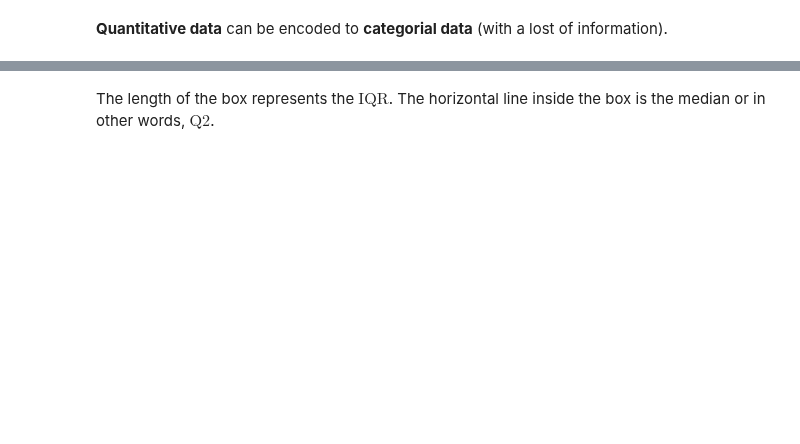
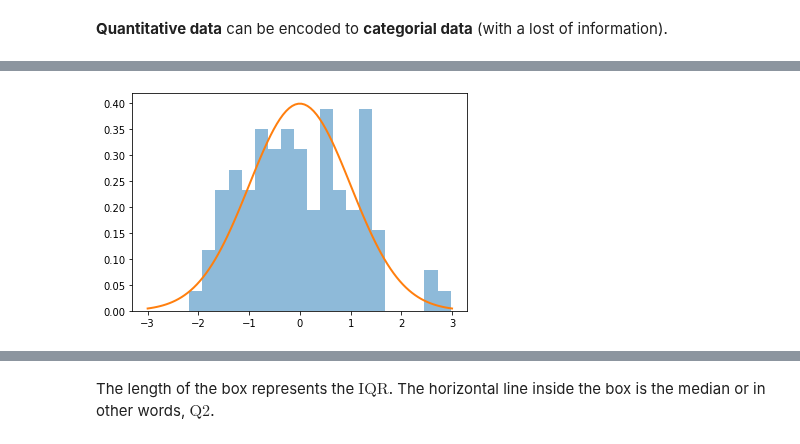
Before and after one commit to thomd/math, a Jupyter notebook: statistics.ipynb, the cells around one changed output, grey strips where cells are left out. Saved outputs shown, nothing was run; the diff lists cells and outputs as text; code cells hidden in the pictures; blank space fills up the shorter version.

```diff
--- a/statistics.ipynb
+++ b/statistics.ipynb
@@ -99,0 +183,11 @@ h
+# %%
+mu = df.height.mean()
+std = df.height.std()
+z = (df.height - mu) / sigma
+plt.hist(z, bins=20, alpha=0.5, density=True)
+
+x = np.linspace(-3, 3, 100)
+p = norm.pdf(x, 0, 1)
+plt.plot(x, p, linewidth=2);
+# %% [output]
+[figure, added]
```
Also changed, not shown: parts of 43 cells of this notebook, 1 other file.
